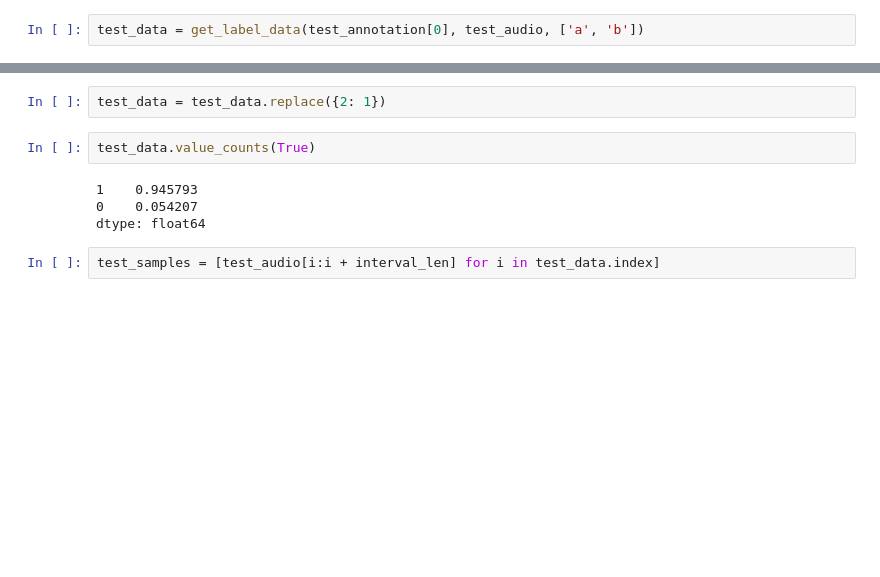
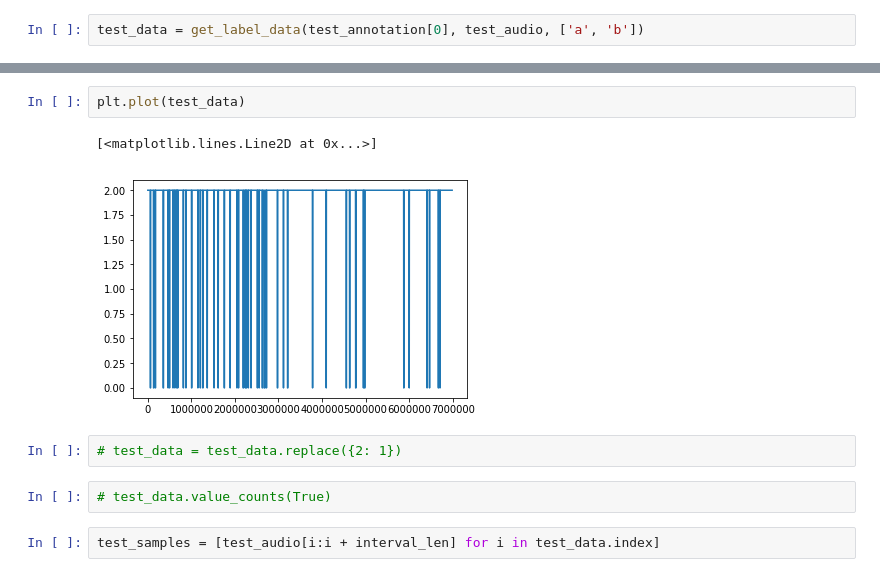
Before and after one commit to EvgenyKashin/SpeechRectification, a Jupyter notebook: notebooks/CnnOnIntervals.ipynb, the cells around one changed output, grey strips where cells are left out. Cells and saved outputs as stored; diff of their text form; blank space fills up the shorter version.

```diff
--- a/notebooks/CnnOnIntervals.ipynb
+++ b/notebooks/CnnOnIntervals.ipynb
@@ -619,12 +625,13 @@ test_data.value_counts()
 dtype: int64
+# %%
+plt.plot(test_data)
+# %% [output]
+[<matplotlib.lines.Line2D at 0x...>]
+[figure, added]
 # %%
-test_data = test_data.replace({2: 1})
+# test_data = test_data.replace({2: 1})
 # %%
-test_data.value_counts(True)
+# test_data.value_counts(True)
-# %% [output]
-1    0.945793
-0    0.054207
-dtype: float64
 # %%
 test_samples = [test_audio[i:i + interval_len] for i in test_data.index]
 # %%
```
Also changed, not shown: parts of 25 cells of this notebook.
